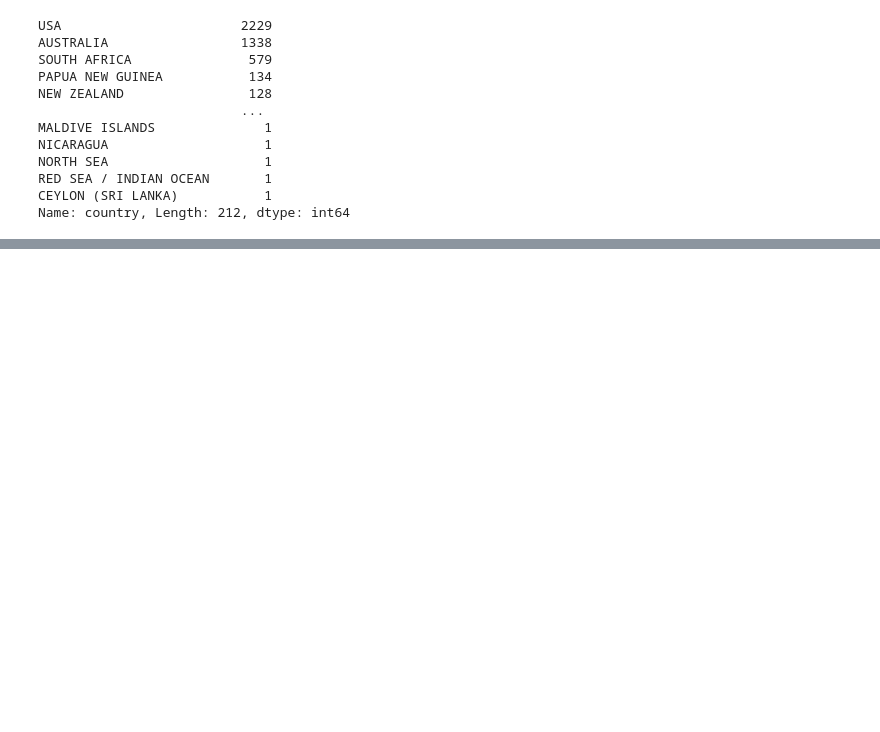
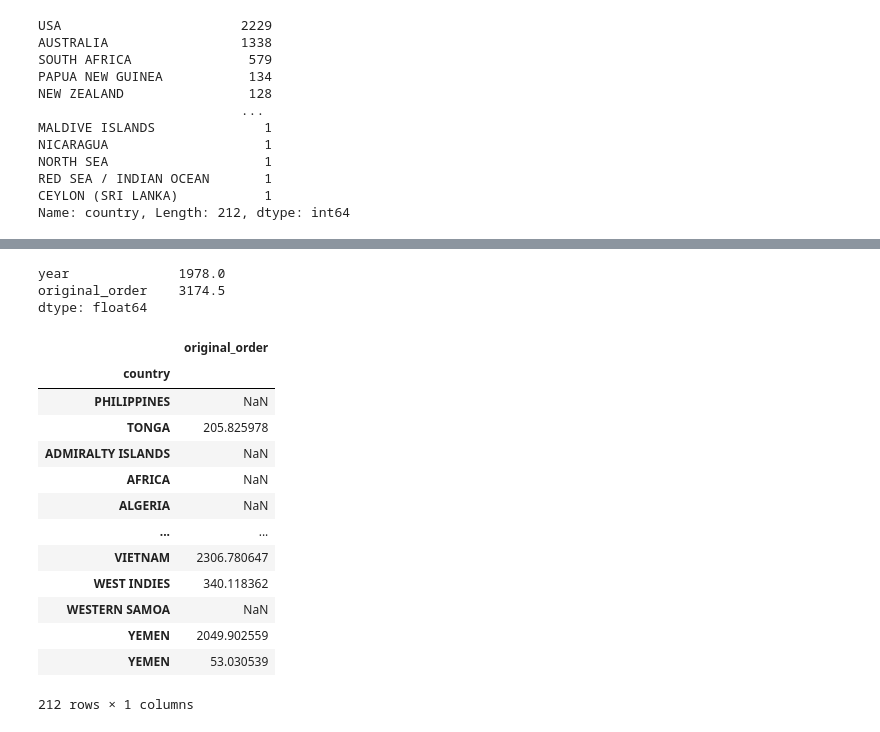
Before and after one commit to monicaclaros/Pandas_MKCC, a Jupyter notebook: Pandas_Safaera.ipynb, the cells around one changed output, grey strips where cells are left out. Saved outputs shown, nothing was run; the diff lists cells and outputs as text; code cells hidden in the pictures; blank space fills up the shorter version.

```diff
--- a/Pandas_Safaera.ipynb
+++ b/Pandas_Safaera.ipynb
@@ -327,3 +327,6 @@ NORTH SEA                    1
 RED SEA / INDIAN OCEAN       1
 CEYLON (SRI LANKA)           1
 Name: country, Length: 212, dtype: int64
+# %%
+# Compute the statistics by grouping the data by country
+country_rank = df_sharks.groupby('country')
@@ -329,0 +350,27 @@ Name: country, Length: 212, dtype: int64
+# %%
+# Compute the median of each numeric column for each country
+median_data = country_rank.median()
+median_data
+# %% [output]
+year              1978.0
+original_order    3174.5
+dtype: float64
+# %%
+# Compute the standard deviation of each numeric column for each country
+std_data = country_rank.std()
+std_data
+# %% [output]
+|  | original_order |
+| country |  |
+| PHILIPPINES | NaN |
+| TONGA | 205.825978 |
+| ADMIRALTY ISLANDS | NaN |
+| AFRICA | NaN |
+| ALGERIA | NaN |
+| ... | ... |
+| VIETNAM | 2306.780647 |
+| WEST INDIES | 340.118362 |
+| WESTERN SAMOA | NaN |
+| YEMEN | 2049.902559 |
+| YEMEN | 53.030539 |
+212 rows × 1 columns
```
Also changed, not shown: parts of 2 cells of this notebook, 1 other file.
